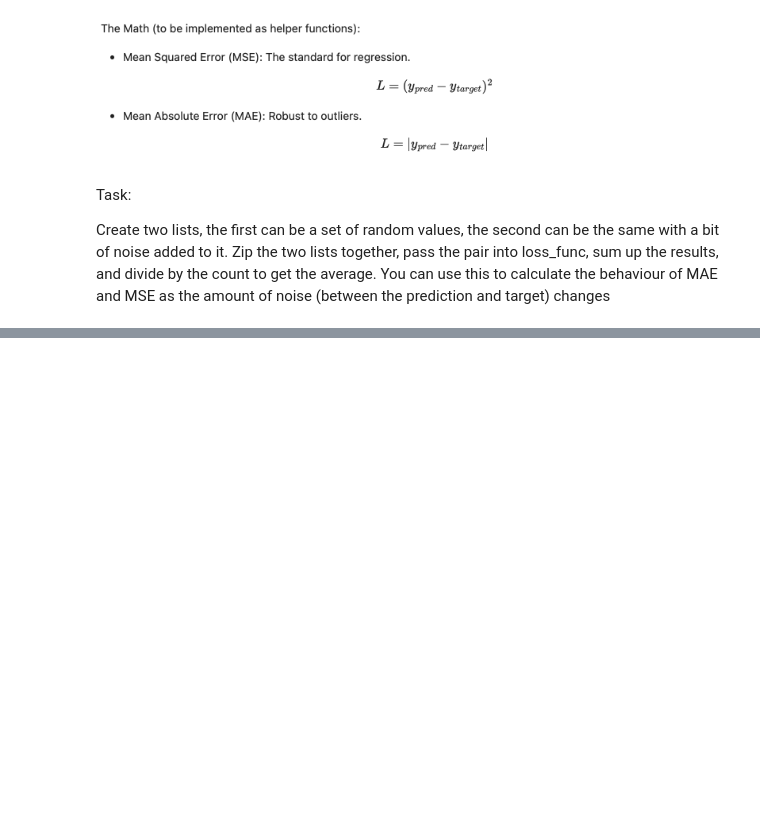
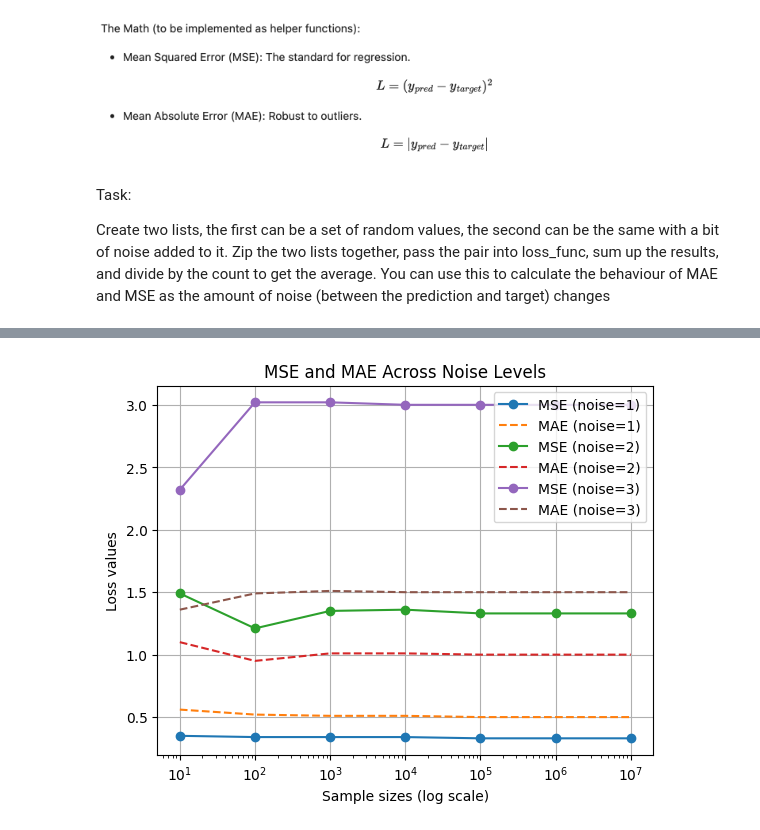
Before and after one commit to shalakathakare/Python--warmup, a Jupyter notebook: Callbacks.ipynb, the cells around one changed output, grey strips where cells are left out. Cells and saved outputs as stored; diff of their text form; code cells hidden in the pictures; blank space fills up the shorter version.

```diff
--- a/Callbacks.ipynb
+++ b/Callbacks.ipynb
@@ -137,0 +208,43 @@ plt.show()
+# %%
+import random
+import matplotlib.pyplot as plt
+
+size = [10,100,1000,10000,100000,1000000,10000000]
+noise_levels = [1, 2, 3]
+
+results = {}
+
+for s in size:
+
+
+    og_nums = [random.randint(1,100) for _ in range(s)]
+
+    for noise_level in noise_levels:
+
+
+        if noise_level not in results:
+            results[noise_level] = {"mse": [], "mae": []}
+
+        noisy_nums = [n + random.uniform(-noise_level, noise_level) for n in og_nums]
+
+        mse = round(compute_average_loss(noisy_nums, og_nums, loss_mse), 2)
+        mae = round(compute_average_loss(noisy_nums, og_nums, loss_mae), 2)
+
+        results[noise_level]["mse"].append(mse)
+        results[noise_level]["mae"].append(mae)
+# %%
+plt.figure()
+
+for noise in noise_levels:
+    plt.plot(size, results[noise]["mse"], marker='o', label=f"MSE (noise={noise})")
+    plt.plot(size, results[noise]["mae"], linestyle='--', label=f"MAE (noise={noise})")
+
+plt.xscale('log')
+plt.xlabel("Sample sizes (log scale)")
+plt.ylabel("Loss values")
+plt.title("MSE and MAE Across Noise Levels")
+plt.grid(True)
+plt.legend()
+plt.show()
+# %% [output]
+[figure, added]
```
Also changed, not shown: parts of 18 cells of this notebook.
